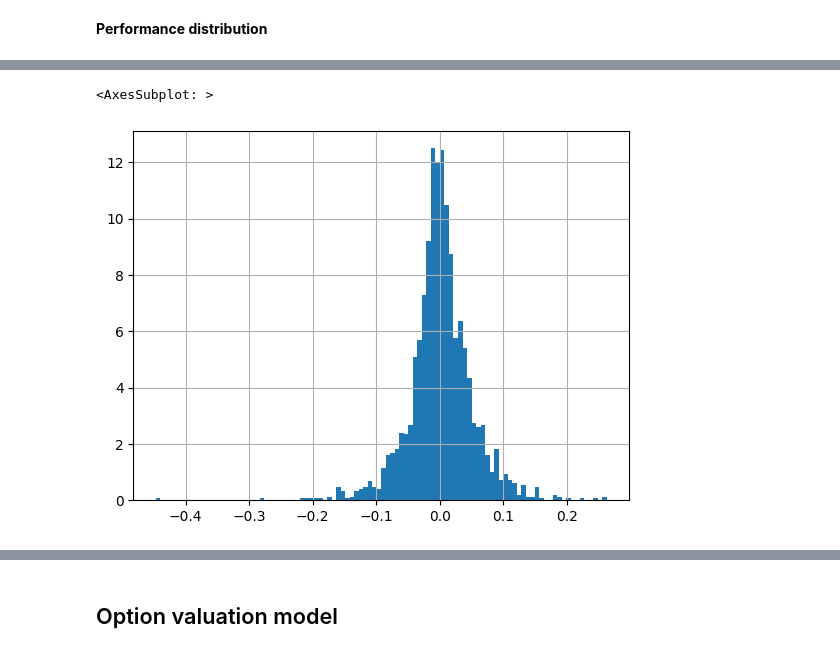
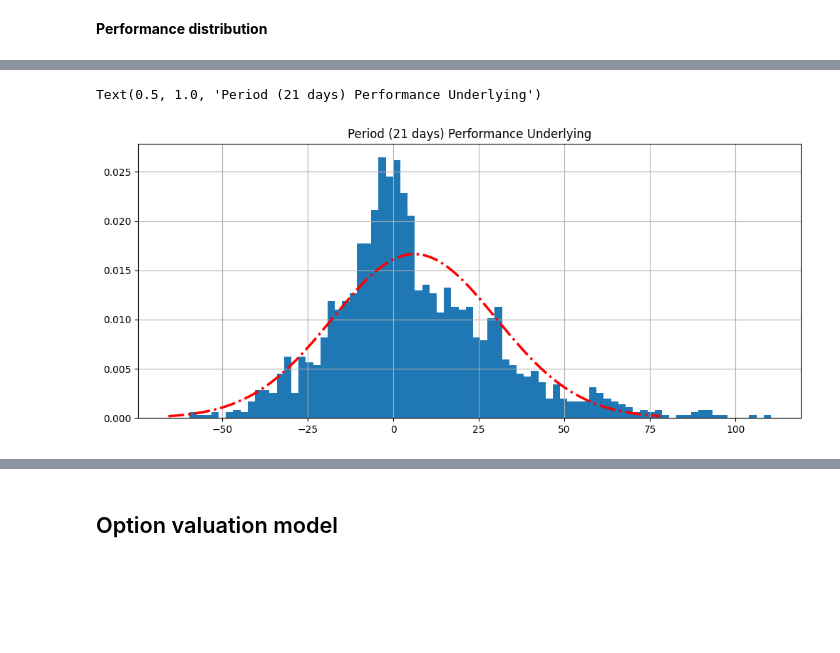
Before and after one commit to chris-ch/ethereum-prices, a Jupyter notebook: analyse-prices.ipynb, the cells around one changed output, grey strips where cells are left out. Cells and saved outputs as stored; diff of their text form; code cells hidden in the pictures; blank space fills up the shorter version.

```diff
--- a/analyse-prices.ipynb
+++ b/analyse-prices.ipynb
@@ -83,6 +82,15 @@ df['period_perf_pct'].hist(bins=100, density=True)
-# %%
-perf = df["daily_prices"].shift(-1).divide(df["daily_prices"]).subtract(1.).dropna()
-perf.hist(bins=100, density=True)
-# %% [output]
-<AxesSubplot: >
-[figure, removed]
+# %%
+df['period_perf_pct'].hist(bins=80, density=True, figsize=(12, 5))
+
+mu = df['period_perf_pct'].describe()['mean']
+sigma = df['period_perf_pct'].describe()['std']
+# Generate the normal distribution curve
+x = numpy.linspace(mu - 3*sigma, mu + 3*sigma, 1000)
+y = stats.norm.pdf(x, mu, sigma)
+
+# Plot the normal distribution curve
+pyplot.plot(x, y, linestyle='dashdot', linewidth=2.5, color='red')
+pyplot.title(f'Period ({WINDOW_PERIOD} days) Performance Underlying')
+# %% [output]
+Text(0.5, 1.0, 'Period (21 days) Performance Underlying')
+[figure, added]
```
Also changed, not shown: parts of 13 cells of this notebook, 4 other files.
